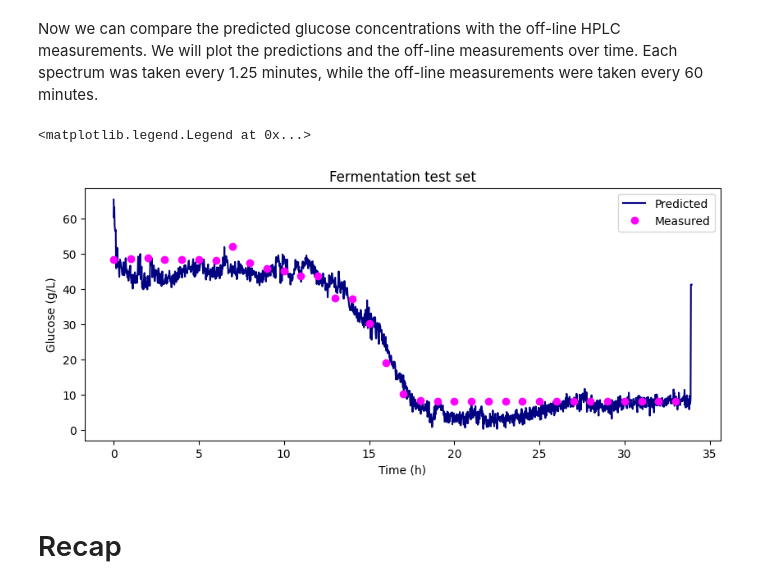
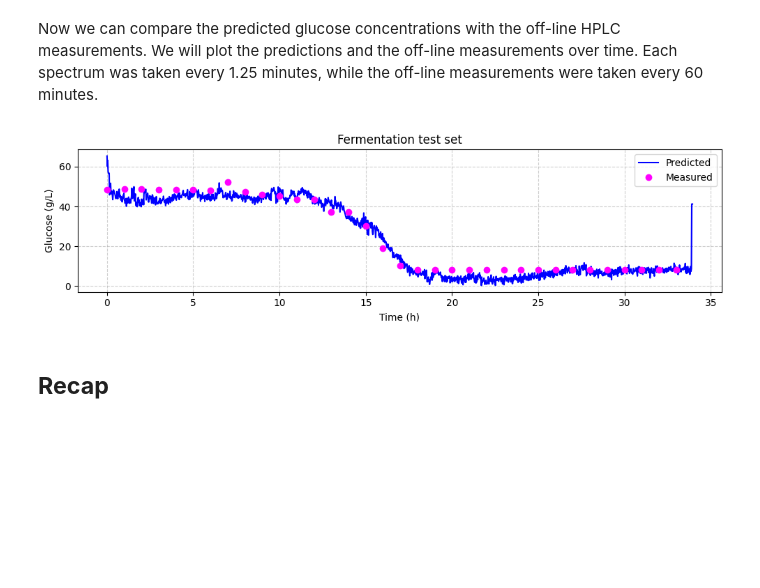
Before and after one commit to paucablop/chemotools.docs, a Jupyter notebook: docs/source/_learn/pls_regression.ipynb, the cells around one changed output. Cells and saved outputs as stored; diff of their text form; code cells hidden in the pictures; blank space fills up the shorter version.

```diff
--- a/docs/source/_learn/pls_regression.ipynb
+++ b/docs/source/_learn/pls_regression.ipynb
@@ -328,21 +371,23 @@ Now we can compare the predicted glucose concentrations with the off-line HPLC m
 # %%
 # make linspace of length of predictoins
 time = np.linspace(0, len(glucose_test_pred), len(glucose_test_pred),) * 1.25 / 60
 
 # plot the predictions
-fig, ax = plt.subplots(figsize=(10, 4))
+fig, ax = plt.subplots(figsize=(10, 3))
 
-ax.plot(time, glucose_test_pred,  color='navy', label='Predicted')
+ax.plot(time, glucose_test_pred,  color='blue', label='Predicted')
 ax.plot(hplc_test.index, hplc_test['glucose']+4, 'o', color='fuchsia', label='Measured')
 ax.set_xlabel('Time (h)')
 ax.set_ylabel('Glucose (g/L)')
 ax.set_title('Fermentation test set')
 ax.legend()
+ax.grid(True, linestyle='--', alpha=0.6)
+fig.tight_layout()
+plt.show()
 # %% [output]
-<matplotlib.legend.Legend at 0x...>
-[figure, old version]
+[figure, new version]
 # %% [markdown]
-# Recap
+## **Recap**
 # %% [markdown]
 In this tutorial, we embarked on a journey into the realm of machine learning for spectroscopic data analysis, focusing on the Fermentation dataset. We covered essential steps in building a regression model to predict glucose concentrations during lignocellulosic ethanol fermentation. Here’s a brief recap of what we accomplished:
 
```
Also changed, not shown: parts of 44 cells of this notebook, 1 other file.
